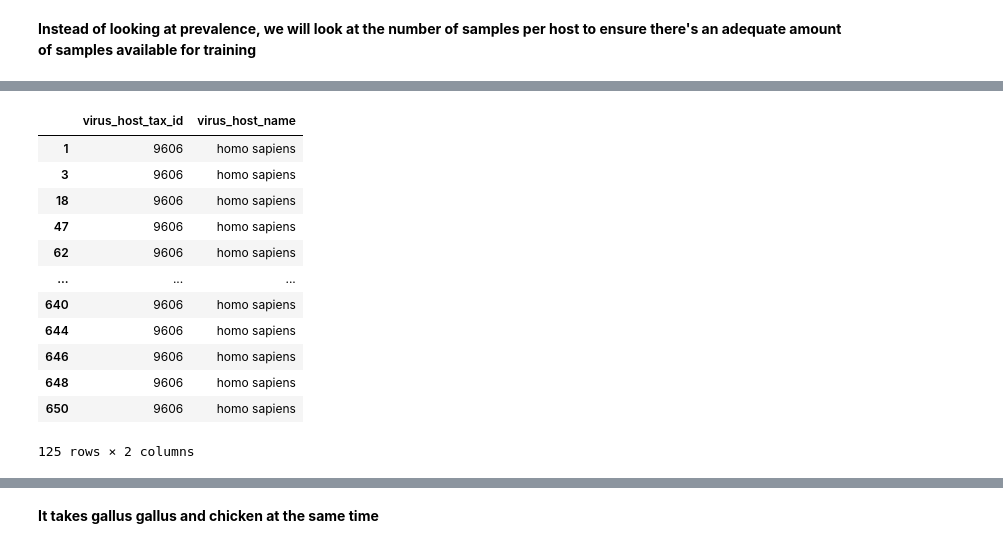
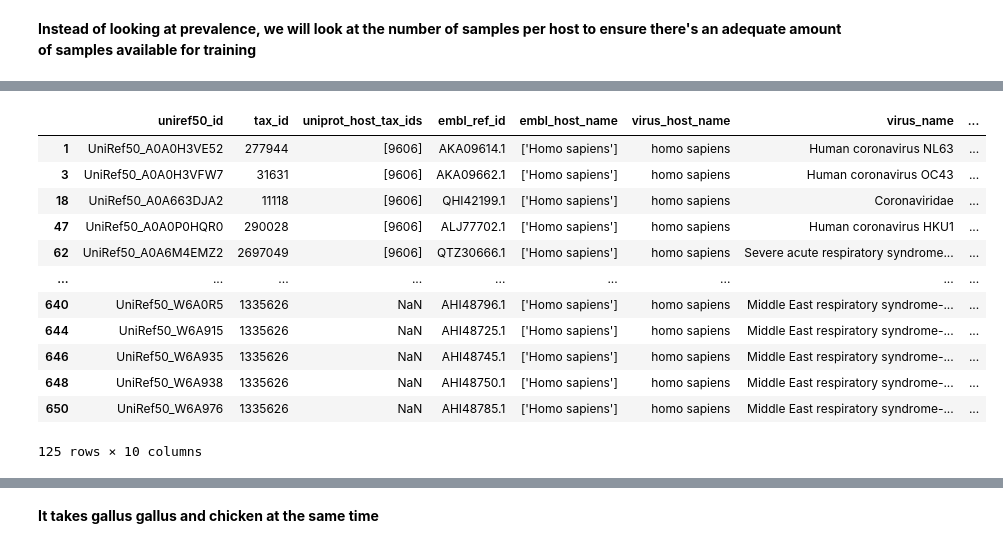
Before and after one commit to NeelTheBomb/HAVEN, a Jupyter notebook: src/jupyter_notebooks/datasets/generation/corona_uniref50.ipynb, the cells around one changed output, grey strips where cells are left out. Saved outputs shown, nothing was run; the diff lists cells and outputs as text; code cells hidden in the pictures.

```diff
--- a/src/jupyter_notebooks/datasets/generation/corona_uniref50.ipynb
+++ b/src/jupyter_notebooks/datasets/generation/corona_uniref50.ipynb
@@ -425,7 +459,16 @@ three_prev
 file_path = os.path.join(os.getcwd(), "..", "..", "..","..", "/home/sanjanag05/HAVEN/input/data/uniref_taxonomy_id_11118_AND_identit_2025_06_13_uniprot_metadata_embl_hosts_pruned_metadata.csv")
 df = pd.read_csv(file_path)
 df
-df = df[["virus_host_tax_id", "virus_host_name"]]
+# df = df[["virus_host_tax_id", "virus_host_name"]]
+# df
+# column_stats(df, "virus_host_tax_id")
+
+output = os.path.join(os.getcwd(), "..", "..", "..","..", "/home/sanjanag05/HAVEN/output/coronaviridae/uniref50_validhosts.csv")
+df.to_csv(output, index=False)
+
+#Data frame after taking out the invald virus taxon ranks
+
+# valid_tax = column_stats(df, "virus_host_tax_id")
+# valid_tax
 df
-column_stats(df, "virus_host_tax_id")
 # %% [output]
@@ -524,19 +534,19 @@ bat #there are 128 occurrences of the bat
 # %%
 humans = df[df["virus_host_tax_id"] == 9606]
-humnas #homo sapiens. 125 occurrences
+humans #homo sapiens. 68 occurrences
 # %% [output]
-|  | virus_host_tax_id | virus_host_name |
-| 1 | 9606 | homo sapiens |
-| 3 | 9606 | homo sapiens |
-| 18 | 9606 | homo sapiens |
-| 47 | 9606 | homo sapiens |
-| 62 | 9606 | homo sapiens |
-| ... | ... | ... |
-| 640 | 9606 | homo sapiens |
-| 644 | 9606 | homo sapiens |
-| 646 | 9606 | homo sapiens |
-| 648 | 9606 | homo sapiens |
-| 650 | 9606 | homo sapiens |
+|  | uniref50_id | tax_id | uniprot_host_tax_ids | embl_ref_id | embl_host_name | virus_host_name | virus_name | ... |
+| 1 | UniRef50_A0A0H3VE52 | 277944 | [9606] | AKA09614.1 | ['Homo sapiens'] | homo sapiens | Human coronavirus NL63 | ... |
+| 3 | UniRef50_A0A0H3VFW7 | 31631 | [9606] | AKA09662.1 | ['Homo sapiens'] | homo sapiens | Human coronavirus OC43 | ... |
+| 18 | UniRef50_A0A663DJA2 | 11118 | [9606] | QHI42199.1 | ['Homo sapiens'] | homo sapiens | Coronaviridae | ... |
+| 47 | UniRef50_A0A0P0HQR0 | 290028 | [9606] | ALJ77702.1 | ['Homo sapiens'] | homo sapiens | Human coronavirus HKU1 | ... |
+| 62 | UniRef50_A0A6M4EMZ2 | 2697049 | [9606] | QTZ30666.1 | ['Homo sapiens'] | homo sapiens | Severe acute respiratory syndrome... | ... |
+| ... | ... | ... | ... | ... | ... | ... | ... | ... |
+| 640 | UniRef50_W6A0R5 | 1335626 | NaN | AHI48796.1 | ['Homo sapiens'] | homo sapiens | Middle East respiratory syndrome-... | ... |
+| 644 | UniRef50_W6A915 | 1335626 | NaN | AHI48725.1 | ['Homo sapiens'] | homo sapiens | Middle East respiratory syndrome-... | ... |
+| 646 | UniRef50_W6A935 | 1335626 | NaN | AHI48745.1 | ['Homo sapiens'] | homo sapiens | Middle East respiratory syndrome-... | ... |
+| 648 | UniRef50_W6A938 | 1335626 | NaN | AHI48750.1 | ['Homo sapiens'] | homo sapiens | Middle East respiratory syndrome-... | ... |
+| 650 | UniRef50_W6A976 | 1335626 | NaN | AHI48785.1 | ['Homo sapiens'] | homo sapiens | Middle East respiratory syndrome-... | ... |
-125 rows × 2 columns
+125 rows × 10 columns
 # %%
 chicken = df[df["virus_host_tax_id"] == 9031]
```
Also changed, not shown: parts of 16 cells of this notebook, 6 other files.
